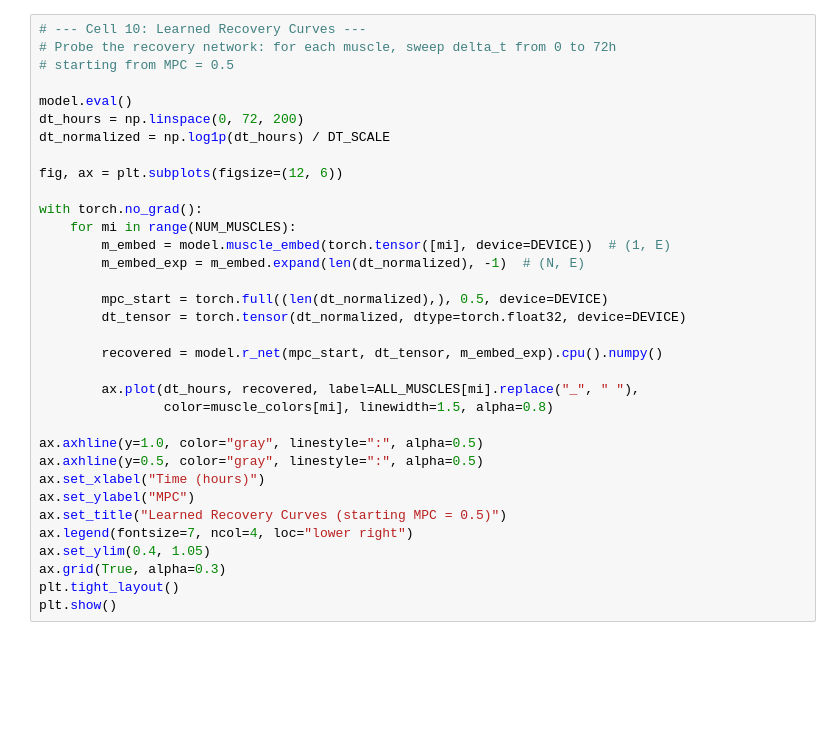
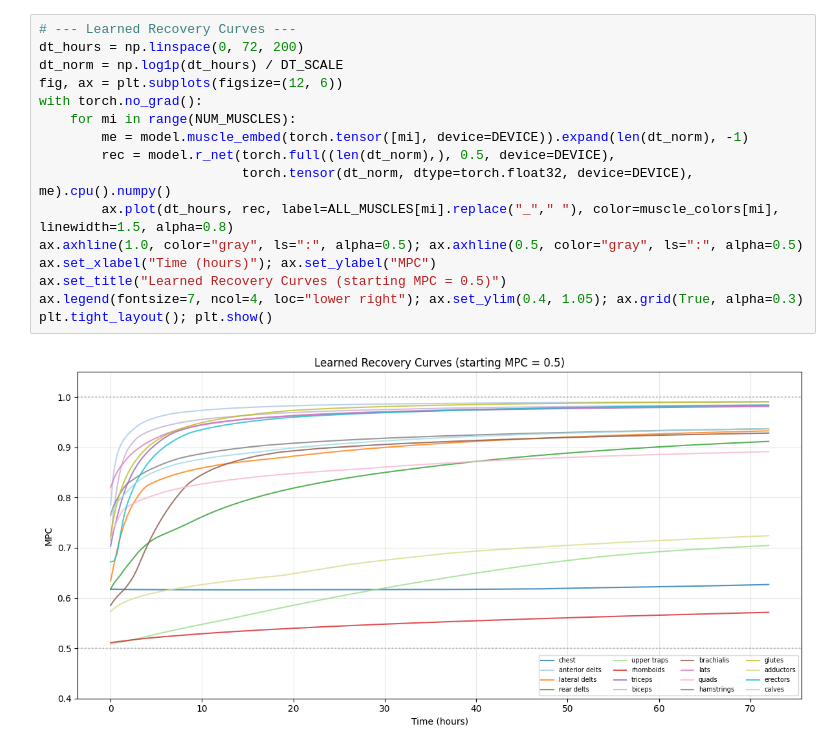
Before and after one commit to deepgain/mpc-poc, a Jupyter notebook: explore_model.ipynb, the cells around one changed output. Drawn from its saved outputs; the diff is of its cells as text; blank space fills up the shorter version.

```diff
--- a/explore_model.ipynb
+++ b/explore_model.ipynb
@@ -571,35 +330,19 @@ plt.show()
 # %%
-# --- Cell 10: Learned Recovery Curves ---
-# Probe the recovery network: for each muscle, sweep delta_t from 0 to 72h
-# starting from MPC = 0.5
-
-model.eval()
+# --- Learned Recovery Curves ---
 dt_hours = np.linspace(0, 72, 200)
-dt_normalized = np.log1p(dt_hours) / DT_SCALE
-
+dt_norm = np.log1p(dt_hours) / DT_SCALE
 fig, ax = plt.subplots(figsize=(12, 6))
-
 with torch.no_grad():
     for mi in range(NUM_MUSCLES):
-        m_embed = model.muscle_embed(torch.tensor([mi], device=DEVICE))  # (1, E)
-        m_embed_exp = m_embed.expand(len(dt_normalized), -1)  # (N, E)
-
-        mpc_start = torch.full((len(dt_normalized),), 0.5, device=DEVICE)
-        dt_tensor = torch.tensor(dt_normalized, dtype=torch.float32, device=DEVICE)
-
-        recovered = model.r_net(mpc_start, dt_tensor, m_embed_exp).cpu().numpy()
-
-        ax.plot(dt_hours, recovered, label=ALL_MUSCLES[mi].replace("_", " "),
-                color=muscle_colors[mi], linewidth=1.5, alpha=0.8)
-
-ax.axhline(y=1.0, color="gray", linestyle=":", alpha=0.5)
-ax.axhline(y=0.5, color="gray", linestyle=":", alpha=0.5)
-ax.set_xlabel("Time (hours)")
-ax.set_ylabel("MPC")
+        me = model.muscle_embed(torch.tensor([mi], device=DEVICE)).expand(len(dt_norm), -1)
+        rec = model.r_net(torch.full((len(dt_norm),), 0.5, device=DEVICE),
+                          torch.tensor(dt_norm, dtype=torch.float32, device=DEVICE), me).cpu().numpy()
+        ax.plot(dt_hours, rec, label=ALL_MUSCLES[mi].replace("_"," "), color=muscle_colors[mi], linewidth=1.5, alpha=0.8)
+ax.axhline(1.0, color="gray", ls=":", alpha=0.5); ax.axhline(0.5, color="gray", ls=":", alpha=0.5)
+ax.set_xlabel("Time (hours)"); ax.set_ylabel("MPC")
 ax.set_title("Learned Recovery Curves (starting MPC = 0.5)")
-ax.legend(fontsize=7, ncol=4, loc="lower right")
-ax.set_ylim(0.4, 1.05)
-ax.grid(True, alpha=0.3)
-plt.tight_layout()
-plt.show()
+ax.legend(fontsize=7, ncol=4, loc="lower right"); ax.set_ylim(0.4, 1.05); ax.grid(True, alpha=0.3)
+plt.tight_layout(); plt.show()
+# %% [output]
+[figure, added]
 # %%
```
Also changed, not shown: parts of 21 cells of this notebook, 5 other files.
